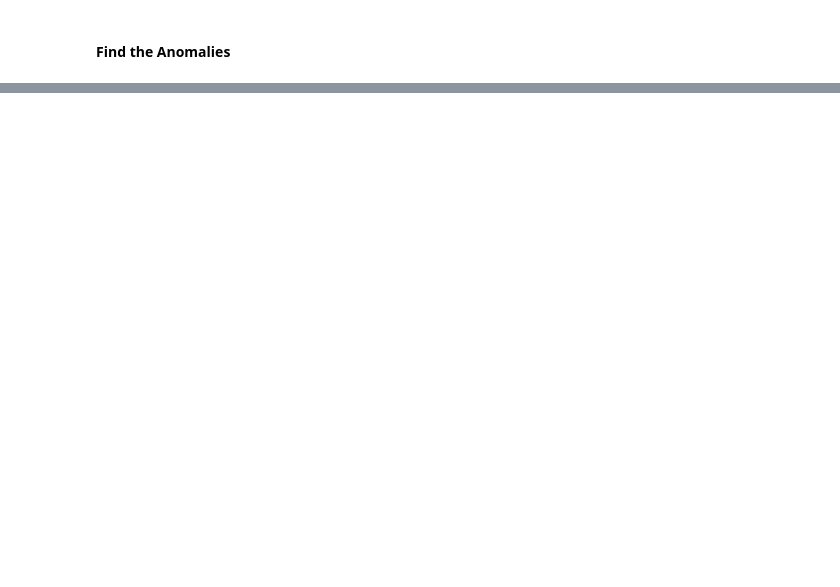
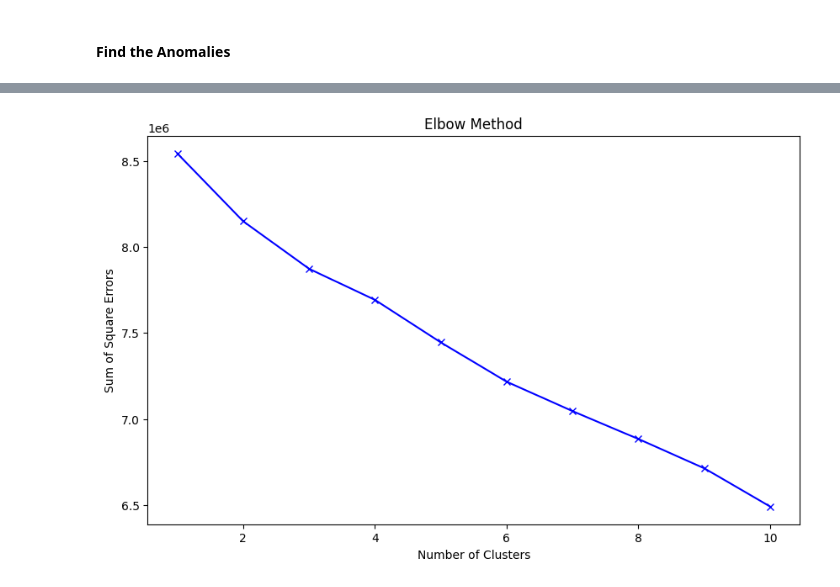
Before and after one commit to mishalkk/AnomalyQuest-Exploring-Novel-Approaches-for-Anomaly-Detection-in-Diverse-Domains, a Jupyter notebook: CrediCardAnomaly/KMeans.ipynb, the cells around one changed output, grey strips where cells are left out. Drawn from its saved outputs; the diff is of its cells as text; code cells hidden in the pictures; blank space fills up the shorter version.

Commit message:
Credit Card updated

```diff
--- a/CrediCardAnomaly/KMeans.ipynb
+++ b/CrediCardAnomaly/KMeans.ipynb
@@ -250,2 +264,5 @@ optimise_k_means(X_norm[:,:2], 10)
 # %% [markdown]
 #### Applying KMeans Clustering
+# %%
+X = data.iloc[:, data.columns != 'Class'].drop(columns=['Time'])
+y = data.iloc[:, data.columns == 'Class']
@@ -252,4 +271,3 @@ optimise_k_means(X_norm[:,:2], 10)
 # %%
-kmeans = KMeans(n_init='auto', n_clusters=5)
-kmeans.fit(X_norm)
+kmeans = KMeans(n_clusters=5, init='k-means++', random_state=0).fit(X)
 labels = kmeans.labels_
@@ -318,0 +383,3 @@ weighted avg       1.00      1.00      1.00     28481
+# %%
+data = pd.read_csv('/content/drive/MyDrive/Dataset/Numerical/creditcard.csv',sep=',')
+data.head()
@@ -318,0 +400,8 @@ weighted avg       1.00      1.00      1.00     28481
+# %%
+# Normalize the data
+from sklearn.preprocessing import StandardScaler
+
+scaler = StandardScaler()
+scaled_feature = scaler.fit_transform(data.drop('Class', axis=1))
+
+scaled_df = pd.DataFrame(scaled_feature, columns=data.columns[:-1])
@@ -318,0 +424,21 @@ weighted avg       1.00      1.00      1.00     28481
+# %%
+from sklearn.cluster import KMeans
+import matplotlib.pyplot as plt
+
+# Elbo method to find the optimal number of clusters
+sse = []
+
+k_range = range(1, 11)
+for k in k_range:
+    kmeans = KMeans(n_clusters=k, random_state=42)
+    kmeans.fit(scaled_df)
+    sse.append(kmeans.inertia_)
+
+plt.figure(figsize=(10, 6))
+plt.plot(k_range, sse, 'bx-')
+plt.xlabel('Number of Clusters')
+plt.ylabel('Sum of Square Errors')
+plt.title('Elbow Method')
+plt.show()
+# %% [output]
+[figure, added]
```
Also changed, not shown: parts of 32 cells of this notebook, 6 other files.
